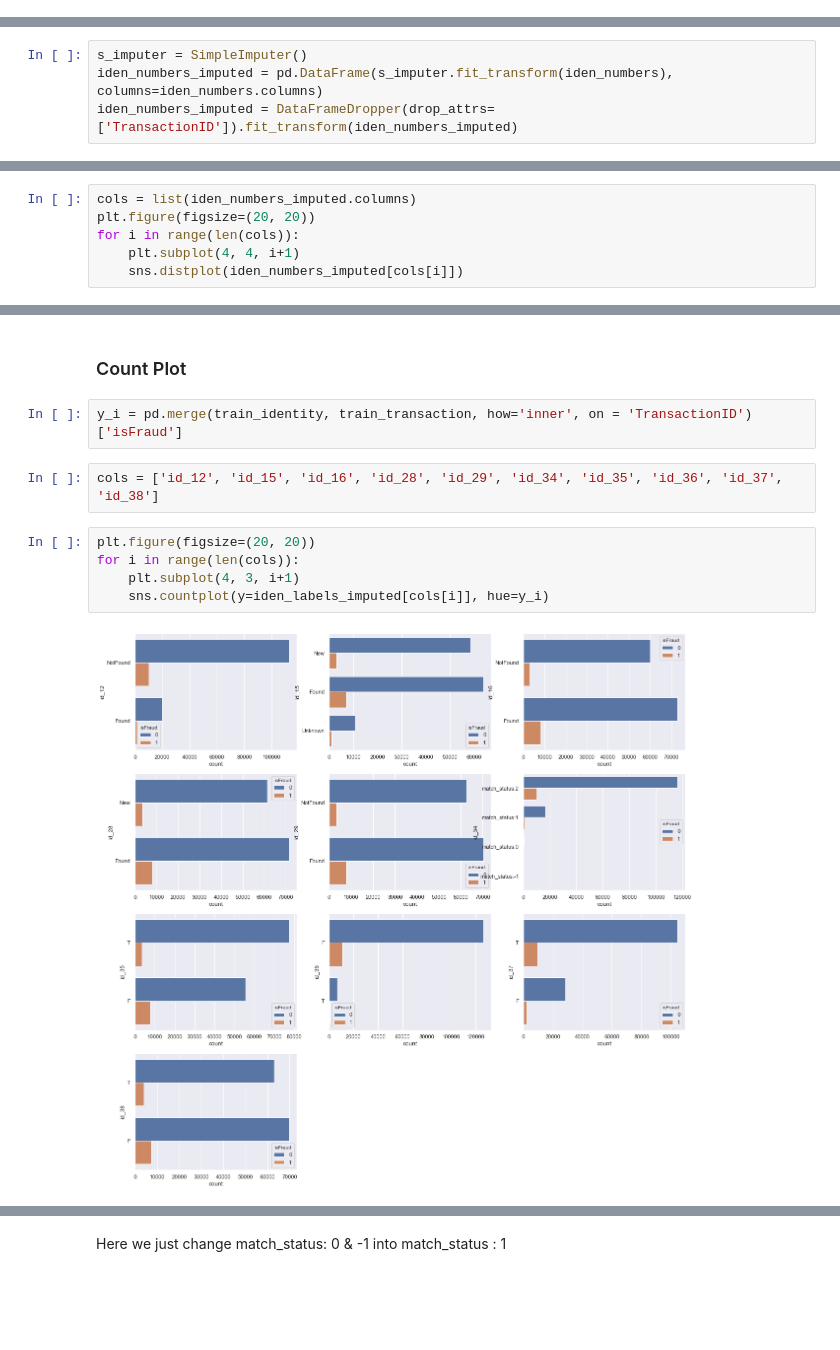
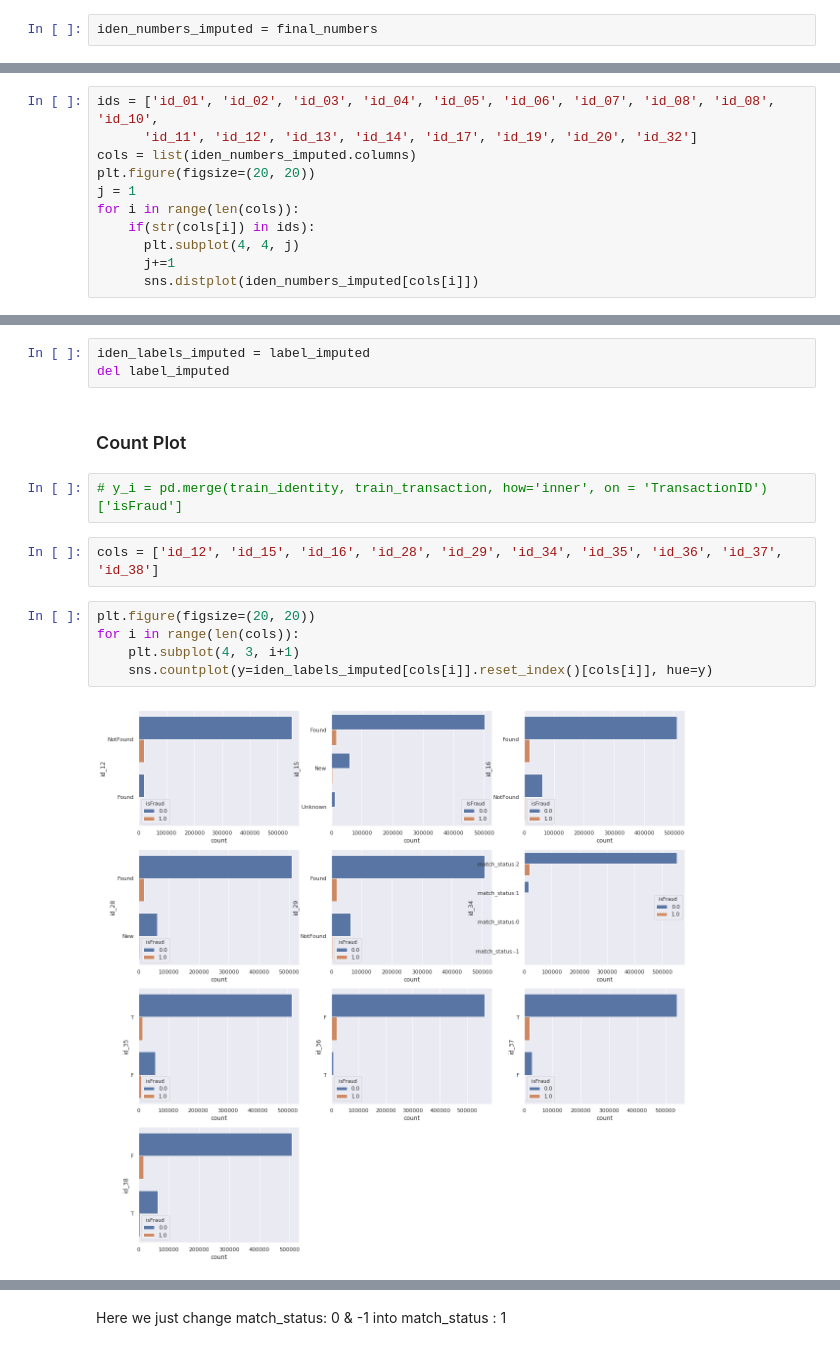
Before and after one commit to gsoosk/FraudDetection, a Jupyter notebook: Fraud Detection.ipynb, the cells around one changed output, grey strips where cells are left out. Drawn from its saved outputs; the diff is of its cells as text; blank space fills up the shorter version.

```diff
--- a/Fraud Detection.ipynb
+++ b/Fraud Detection.ipynb
@@ -709,4 +805,6 @@ id_numbers_attrs = iden_numbers.columns.values
 ## Analyis identity numbers
 # %% [markdown]
 ### Impute
+# %%
+iden_numbers_imputed = final_numbers
 # %%
@@ -721,4 +811,0 @@ Index(['TransactionID', 'id_01', 'id_02', 'id_03', 'id_04', 'id_05', 'id_06',
-# %%
-s_imputer = SimpleImputer()
-iden_numbers_imputed = pd.DataFrame(s_imputer.fit_transform(iden_numbers), columns=iden_numbers.columns)
-iden_numbers_imputed = DataFrameDropper(drop_attrs=['TransactionID']).fit_transform(iden_numbers_imputed)
@@ -734,7 +812,12 @@ iden_numbers_imputed.head()
 # %%
+ids = ['id_01', 'id_02', 'id_03', 'id_04', 'id_05', 'id_06', 'id_07', 'id_08', 'id_08', 'id_10',
+      'id_11', 'id_12', 'id_13', 'id_14', 'id_17', 'id_19', 'id_20', 'id_32']
 cols = list(iden_numbers_imputed.columns)
 plt.figure(figsize=(20, 20))
+j = 1
 for i in range(len(cols)):
-    plt.subplot(4, 4, i+1)
-    sns.distplot(iden_numbers_imputed[cols[i]])
+    if(str(cols[i]) in ids):
+      plt.subplot(4, 4, j)
+      j+=1
+      sns.distplot(iden_numbers_imputed[cols[i]])
 # %% [output]
@@ -820,16 +901,19 @@ iden_labels_imputed = label_imputer.fit_transform(iden_labels)
+# %%
+iden_labels_imputed = label_imputed
+del label_imputed
 # %% [markdown]
 ### Count Plot
 # %%
-y_i = pd.merge(train_identity, train_transaction, how='inner', on = 'TransactionID')['isFraud']
+# y_i = pd.merge(train_identity, train_transaction, how='inner', on = 'TransactionID')['isFraud']
 # %%
 cols = ['id_12', 'id_15', 'id_16', 'id_28', 'id_29', 'id_34', 'id_35', 'id_36', 'id_37', 'id_38']
 # %%
 plt.figure(figsize=(20, 20))
 for i in range(len(cols)):
     plt.subplot(4, 3, i+1)
-    sns.countplot(y=iden_labels_imputed[cols[i]], hue=y_i)
+    sns.countplot(y=iden_labels_imputed[cols[i]].reset_index()[cols[i]], hue=y)
 # %% [output]
-[figure, old version]
+[figure, new version]
 # %%
 iden_labels_imputed['id_34'].value_counts()
 # %% [output]
```
Also changed, not shown: parts of 146 cells of this notebook, 1 other file.
